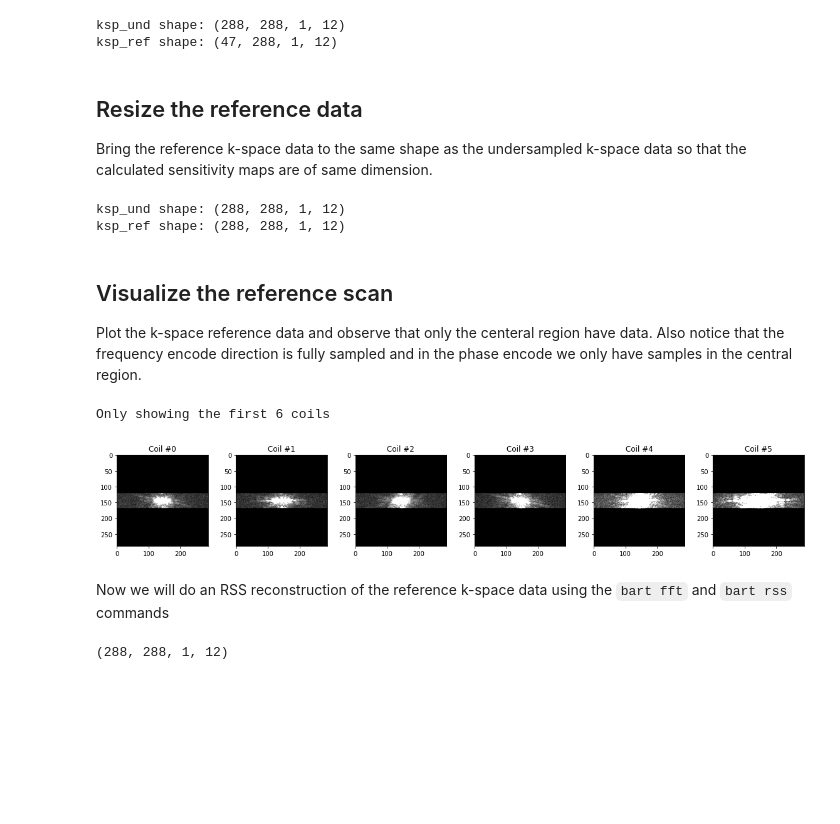
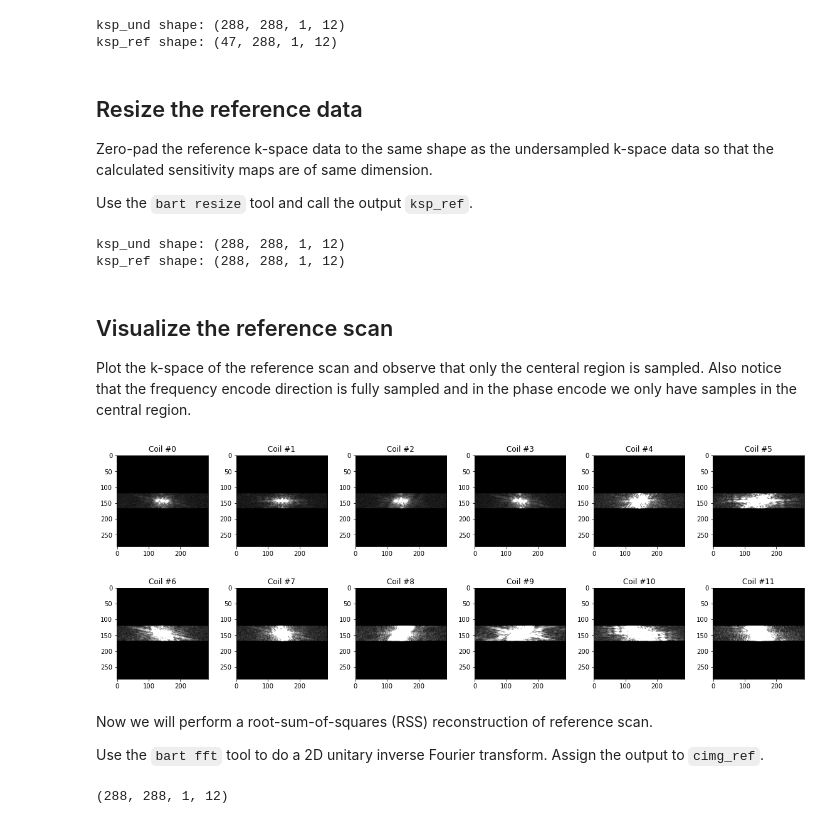
Before and after one commit to mrirecon/bart-webinars, a Jupyter notebook: webinar4/exercise/webinar4_exercise_soln.ipynb, the cells around one changed output. Saved outputs shown, nothing was run; the diff lists cells and outputs as text; code cells hidden in the pictures; blank space fills up the shorter version.

```diff
--- a/webinar4/exercise/webinar4_exercise_soln.ipynb
+++ b/webinar4/exercise/webinar4_exercise_soln.ipynb
@@ -55,5 +59,7 @@ ksp_und shape: (288, 288, 1, 12)
 ksp_ref shape: (47, 288, 1, 12)
 # %% [markdown]
 ## Resize the reference data
-Bring the reference k-space data to the same shape as the undersampled k-space data so that the calculated sensitivity maps are of same dimension.
+Zero-pad the reference k-space data to the same shape as the undersampled k-space data so that the calculated sensitivity maps are of same dimension.
+
+Use the `bart resize` tool and call the output `ksp_ref`.
 # %%
@@ -67,19 +76,19 @@ ksp_und shape: (288, 288, 1, 12)
 ksp_ref shape: (288, 288, 1, 12)
 # %% [markdown]
 ## Visualize the reference scan
-Plot the k-space reference data and observe that only the centeral region have data. Also notice that the frequency encode direction is fully sampled and in the phase encode we only have samples in the central region.
+Plot the k-space of the reference scan and observe that only the centeral region is sampled. Also notice that the frequency encode direction is fully sampled and in the phase encode we only have samples in the central region.
 # %%
-#visualize the ref scan kspace
-fig, axes = plt.subplots(1, 6, figsize=(16, 8))
+# visualize the ref scan kspace
+fig, axes = plt.subplots(2, 6, figsize=(16, 6))
 plt.tight_layout() # This automatically puts space between plots and make it tidy
-
-for ax, index in zip(axes, range(12)):
-    ax.imshow(np.abs(ksp_ref[...,index]),cmap='gray',vmax=.00001)
-    ax.set_title('Coil #{}'.format(index))
-print('Only showing the first 6 coils')
+for i in range(2):
+    for ax, index in zip(axes[i], range(12)):
+        ax.imshow(np.abs(ksp_ref[...,i*6+index]),cmap='gray',vmax=.00002)
+        ax.set_title('Coil #{}'.format(i*6 + index))
 # %% [output]
-Only showing the first 6 coils
-[figure, old version]
+[figure, new version]
-# %% [markdown]
-Now we will do an RSS reconstruction of the reference k-space data using the `bart fft` and `bart rss` commands
+# %% [markdown]
+Now we will perform a root-sum-of-squares (RSS) reconstruction of reference scan.
+
+Use the `bart fft` tool to do a 2D unitary inverse Fourier transform. Assign the output to `cimg_ref`.
 # %%
```
Also changed, not shown: parts of 38 cells of this notebook, 1 other file.
